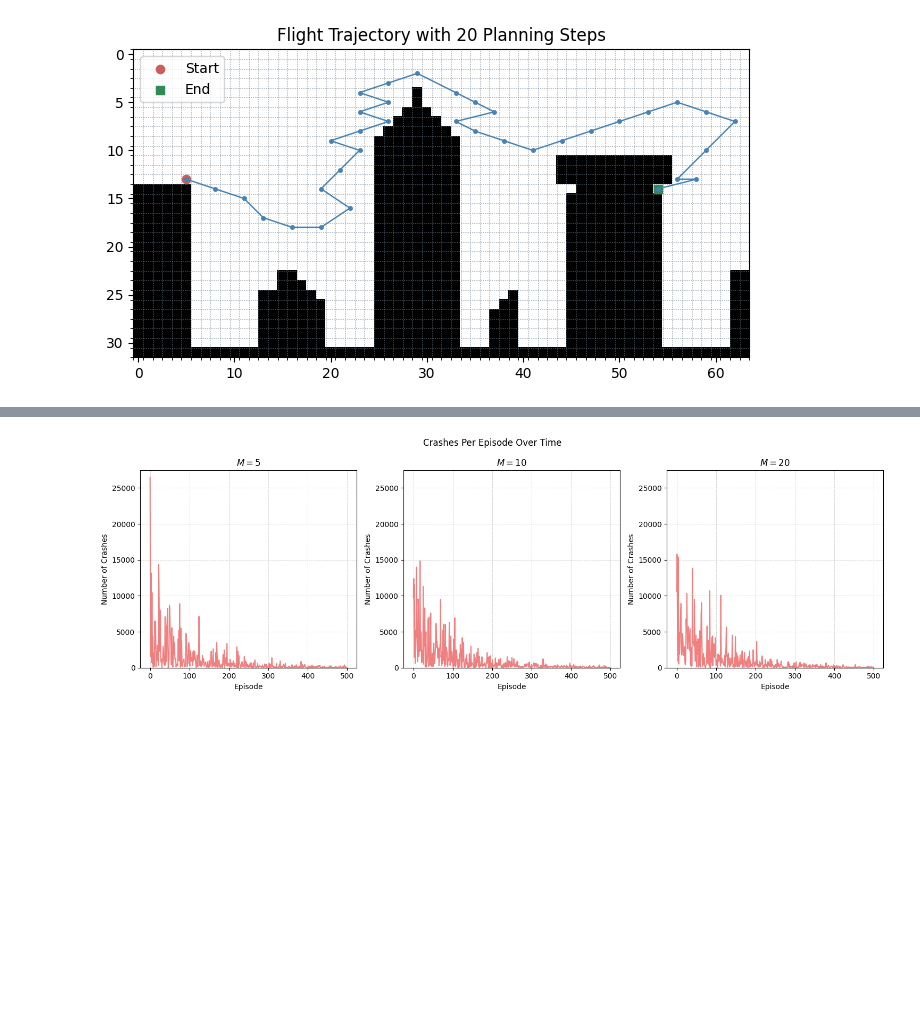
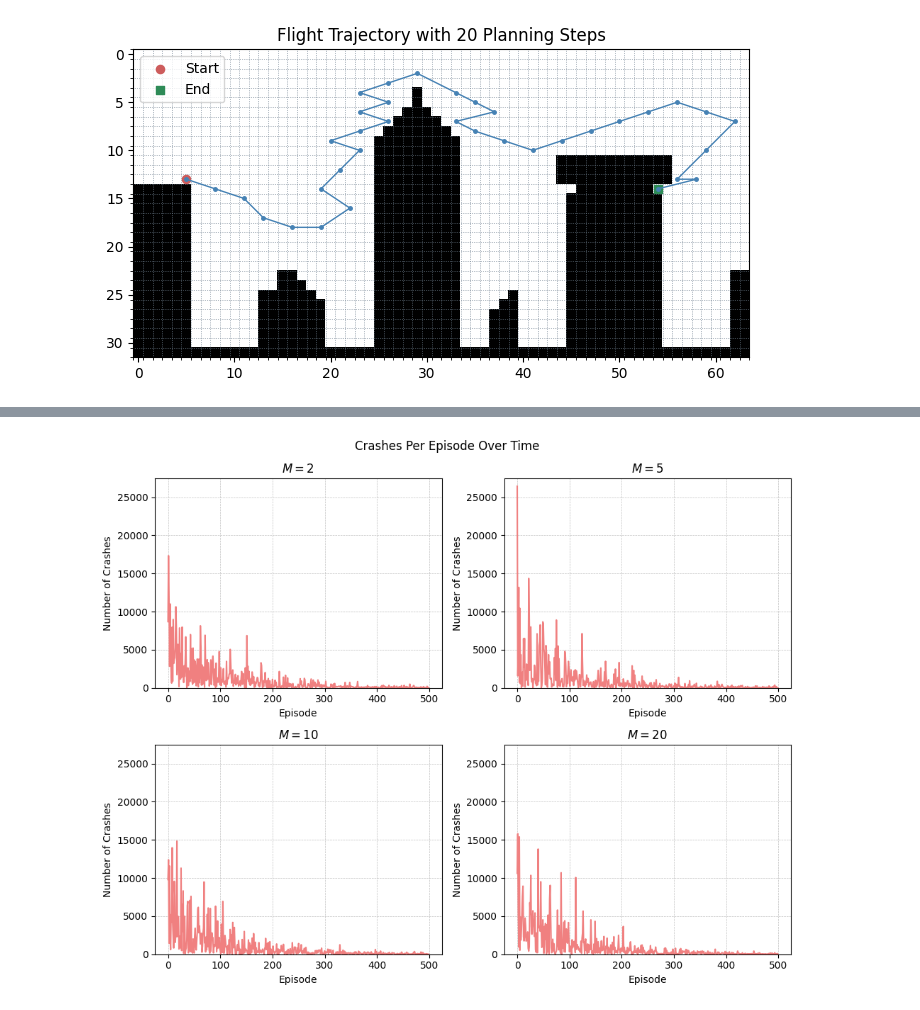
Before and after one commit to kuimetra/reinforcement_learning, a Jupyter notebook: problem_set4/ex5.ipynb, the cells around one changed output, grey strips where cells are left out. Drawn from its saved outputs; the diff is of its cells as text; code cells hidden in the pictures; blank space fills up the shorter version.

```diff
--- a/problem_set4/ex5.ipynb
+++ b/problem_set4/ex5.ipynb
@@ -109,3 +109,5 @@ def dyna_q(env, model, n, num_episodes=500, epsilon_start=0.7, epsilon_decay=0.9
         policy = eps_greedy_policy(Q, epsilon, env.action_space.n)
 
     return policy, stats
+# %%
+policy_2, stats_2 = dyna_q(env, model_M, n=2)
@@ -176,14 +180,16 @@ plot_trajectory(env, trajectory_20, n_simulations=20)
 # %% [output]
 [figure]
 # %%
-fig, axes = plt.subplots(1, 3, figsize=(15, 5))
+fig, axes = plt.subplots(2, 2, figsize=(10, 8))
 fig.suptitle('Episode Length across Planning Steps')
 
-min_length = min(min(stats["episode_length"]) for stats in [stats_5, stats_10, stats_20])
-max_length = max(max(stats["episode_length"]) for stats in [stats_5, stats_10, stats_20])
+min_length = min(min(stats["episode_length"]) for stats in [stats_2, stats_5, stats_10, stats_20])
+max_length = max(max(stats["episode_length"]) for stats in [stats_2, stats_5, stats_10, stats_20])
 
-for i, (n_simulations, stats) in enumerate(zip([5, 10, 20], [stats_5, stats_10, stats_20])):
-    ax = axes[i]
+flat_axes = axes.flatten()
+
+for i, (n_simulations, stats) in enumerate(zip([2, 5, 10, 20], [stats_2, stats_5, stats_10, stats_20])):
+    ax = flat_axes[i]
 
     ax.plot(stats["episode_length"], color="lightskyblue")
 
@@ -200,22 +206,24 @@ plt.show()
 # %%
-fig, axes = plt.subplots(1, 3, figsize=(15, 5))
+fig, axes = plt.subplots(2, 2, figsize=(10, 8))
 fig.suptitle('Crashes Per Episode Over Time')
 
-min_length = min(min(stats["episode_crashes"]) for stats in [stats_5, stats_10, stats_20])
-max_length = max(max(stats["episode_crashes"]) for stats in [stats_5, stats_10, stats_20])
+min_length = min(min(stats["episode_crashes"]) for stats in [stats_2, stats_5, stats_10, stats_20])
+max_length = max(max(stats["episode_crashes"]) for stats in [stats_2, stats_5, stats_10, stats_20])
 
-for i, (n_simulations, stats) in enumerate(zip([5, 10, 20], [stats_5, stats_10, stats_20])):
-    ax = axes[i]
+flat_axes = axes.flatten()
+
+for i, (n_simulations, stats) in enumerate(zip([2, 5, 10, 20], [stats_2, stats_5, stats_10, stats_20])):
+    ax = flat_axes[i]
 
     ax.plot(stats["episode_crashes"], color="lightcoral")
 
     ax.set_title(f'$M={n_simulations}$')
     ax.grid(color='silver', linestyle='--', linewidth=0.5)
     ax.set(xlabel='Episode', ylabel='Number of Crashes')
 
     ax.set_ylim(min_length, max_length + 1000)
 
 plt.tight_layout()
 plt.show()
 # %% [output]
-[figure, old version]
+[figure, new version]
```
Also changed, not shown: parts of 2 cells of this notebook.
